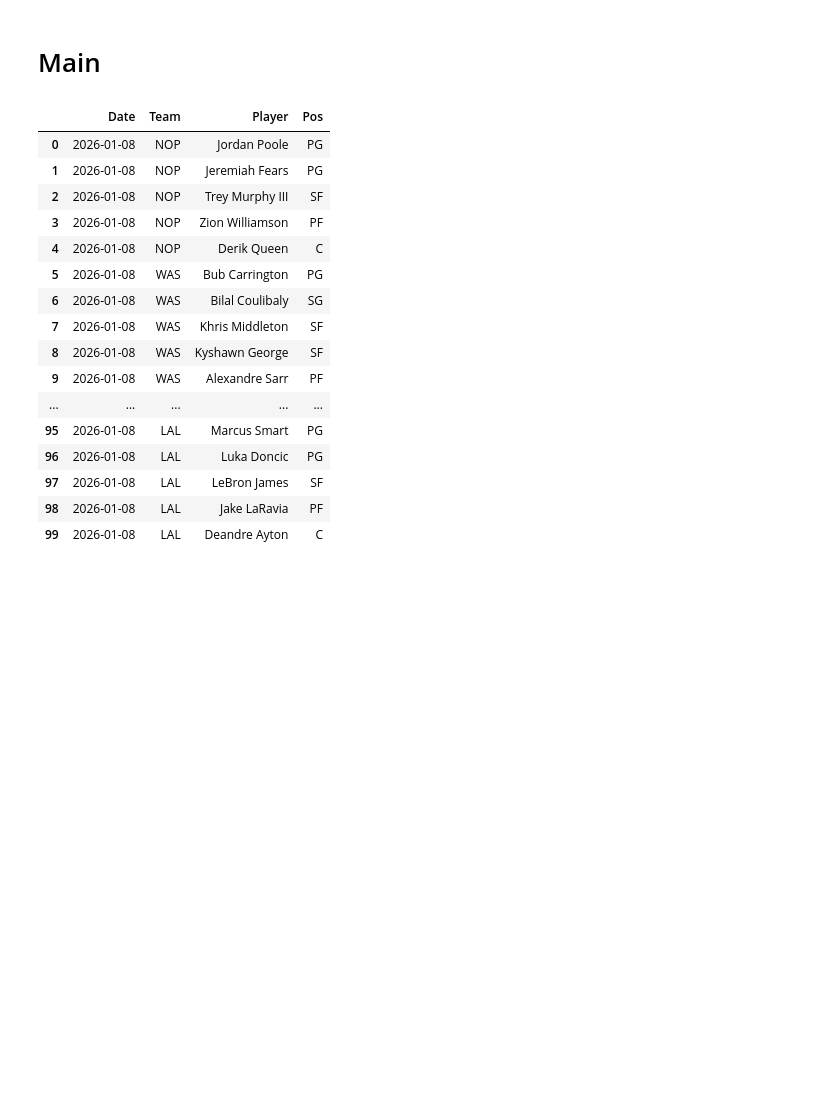
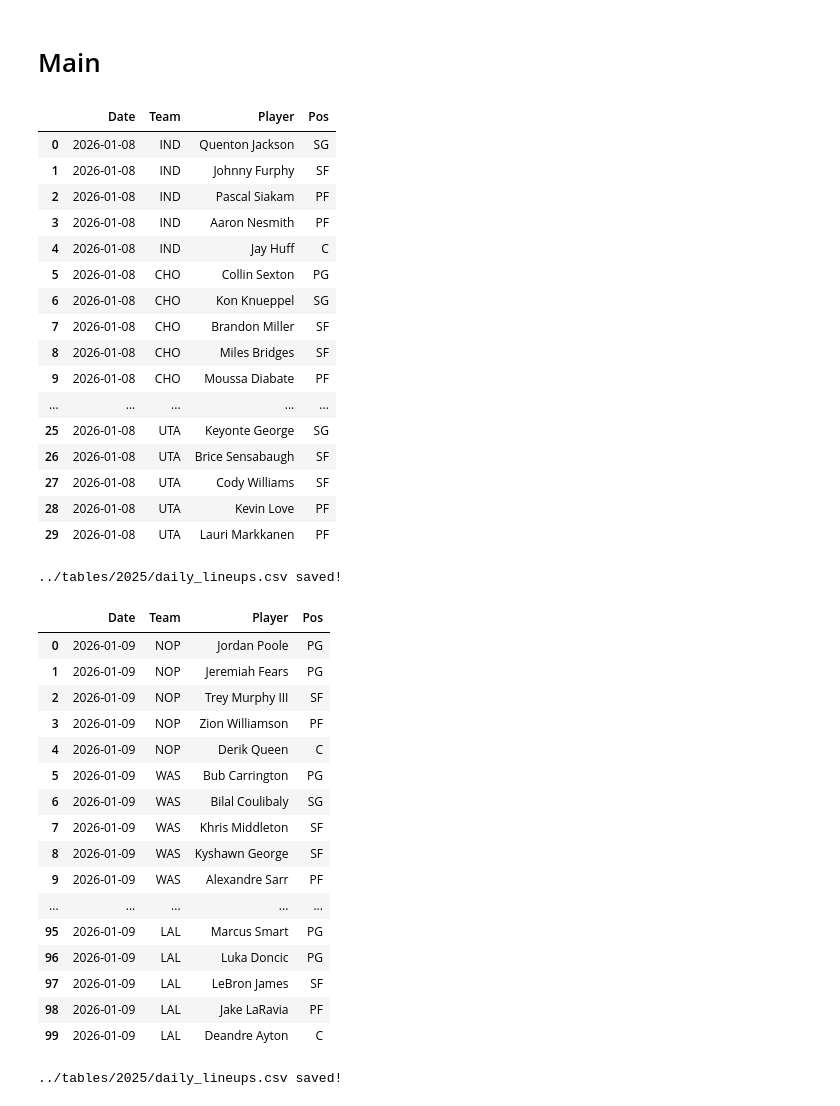
Before and after one commit to Relenes510/fantasy_basketball, a Jupyter notebook: notebooks/get_Starting_Lineups.ipynb, the cells around one changed output. Drawn from its saved outputs; the diff is of its cells as text; code cells hidden in the pictures; blank space fills up the shorter version.

Commit message:
Delete Test ML Nbs + StartingLineups Enhancement

```diff
--- a/notebooks/get_Starting_Lineups.ipynb
+++ b/notebooks/get_Starting_Lineups.ipynb
@@ -157,7 +153,42 @@ def remove_accents(text):
     return text.encode('ascii', 'ignore').decode('ascii')
 # %% [markdown]
 # Main
+# %%
+now = str(datetime.now().date() + timedelta(days=-1))
+df_teams = pd.read_csv(f"../src/team_info_xref.csv")
+df_teams['short_name'] = df_teams.Team.str.split(" ").str[-1]
+df_teams['short_name'] = np.where(df_teams.ABV == 'POR', 'Trail Blazers', df_teams.short_name)
+df = parse_lineups(read_page(now))
+if df.shape[0] > 0:
+    df = df.merge(df_teams, left_on=['team'], right_on=['short_name'])
+    df = df[['ABV', 'player_name', 'position']].rename(columns={"ABV": "Team", "player_name": "Player", "position": "Pos"})
+    df.insert(0, 'Date', pd.to_datetime(now))
+    df['Player'] = df['Player'].apply(remove_accents)
+    display(df)
+    partition_save_df(df, f"../tables/{year}/daily_lineups.csv")
+else:
+    email(f'Empty lineup for {now}')
+# %% [output]
+|  | Date | Team | Player | Pos |
+| 0 | 2026-01-08 | IND | Quenton Jackson | SG |
+| 1 | 2026-01-08 | IND | Johnny Furphy | SF |
+| 2 | 2026-01-08 | IND | Pascal Siakam | PF |
+| 3 | 2026-01-08 | IND | Aaron Nesmith | PF |
+| 4 | 2026-01-08 | IND | Jay Huff | C |
+| 5 | 2026-01-08 | CHO | Collin Sexton | PG |
+| 6 | 2026-01-08 | CHO | Kon Knueppel | SG |
+| 7 | 2026-01-08 | CHO | Brandon Miller | SF |
+| 8 | 2026-01-08 | CHO | Miles Bridges | SF |
+| 9 | 2026-01-08 | CHO | Moussa Diabate | PF |
+| ... | ... | ... | ... | ... |
+| 25 | 2026-01-08 | UTA | Keyonte George | SG |
+| 26 | 2026-01-08 | UTA | Brice Sensabaugh | SF |
+| 27 | 2026-01-08 | UTA | Cody Williams | SF |
+| 28 | 2026-01-08 | UTA | Kevin Love | PF |
+| 29 | 2026-01-08 | UTA | Lauri Markkanen | PF |
+../tables/2025/daily_lineups.csv saved!
 # %%
+now = str(datetime.now().date())
 df_teams = pd.read_csv(f"../src/team_info_xref.csv")
 df_teams['short_name'] = df_teams.Team.str.split(" ").str[-1]
 df_teams['short_name'] = np.where(df_teams.ABV == 'POR', 'Trail Blazers', df_teams.short_name)
@@ -173,19 +204,20 @@ else:
     email(f'Empty lineup for {now}')
 # %% [output]
 |  | Date | Team | Player | Pos |
-| 0 | 2026-01-08 | NOP | Jordan Poole | PG |
-| 1 | 2026-01-08 | NOP | Jeremiah Fears | PG |
-| 2 | 2026-01-08 | NOP | Trey Murphy III | SF |
-| 3 | 2026-01-08 | NOP | Zion Williamson | PF |
-| 4 | 2026-01-08 | NOP | Derik Queen | C |
-| 5 | 2026-01-08 | WAS | Bub Carrington | PG |
-| 6 | 2026-01-08 | WAS | Bilal Coulibaly | SG |
-| 7 | 2026-01-08 | WAS | Khris Middleton | SF |
-| 8 | 2026-01-08 | WAS | Kyshawn George | SF |
-| 9 | 2026-01-08 | WAS | Alexandre Sarr | PF |
+| 0 | 2026-01-09 | NOP | Jordan Poole | PG |
+| 1 | 2026-01-09 | NOP | Jeremiah Fears | PG |
+| 2 | 2026-01-09 | NOP | Trey Murphy III | SF |
+| 3 | 2026-01-09 | NOP | Zion Williamson | PF |
+| 4 | 2026-01-09 | NOP | Derik Queen | C |
+| 5 | 2026-01-09 | WAS | Bub Carrington | PG |
+| 6 | 2026-01-09 | WAS | Bilal Coulibaly | SG |
+| 7 | 2026-01-09 | WAS | Khris Middleton | SF |
+| 8 | 2026-01-09 | WAS | Kyshawn George | SF |
+| 9 | 2026-01-09 | WAS | Alexandre Sarr | PF |
 | ... | ... | ... | ... | ... |
-| 95 | 2026-01-08 | LAL | Marcus Smart | PG |
-| 96 | 2026-01-08 | LAL | Luka Doncic | PG |
-| 97 | 2026-01-08 | LAL | LeBron James | SF |
-| 98 | 2026-01-08 | LAL | Jake LaRavia | PF |
-| 99 | 2026-01-08 | LAL | Deandre Ayton | C |
+| 95 | 2026-01-09 | LAL | Marcus Smart | PG |
+| 96 | 2026-01-09 | LAL | Luka Doncic | PG |
+| 97 | 2026-01-09 | LAL | LeBron James | SF |
+| 98 | 2026-01-09 | LAL | Jake LaRavia | PF |
+| 99 | 2026-01-09 | LAL | Deandre Ayton | C |
+../tables/2025/daily_lineups.csv saved!
```
Also changed, not shown: parts of 1 cell of this notebook, 3 other files.
